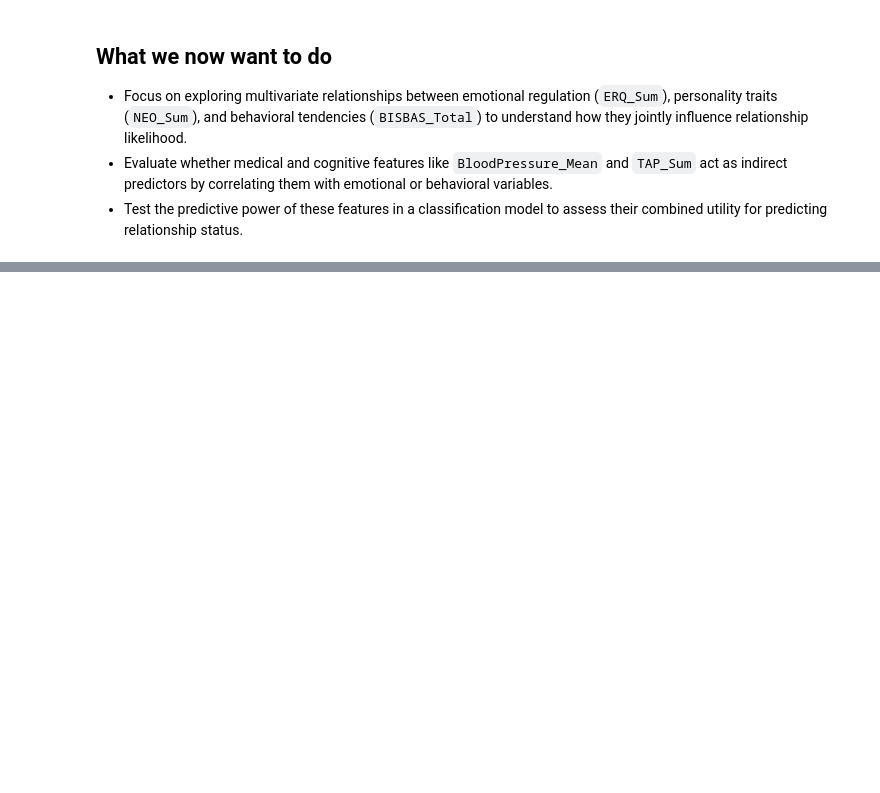
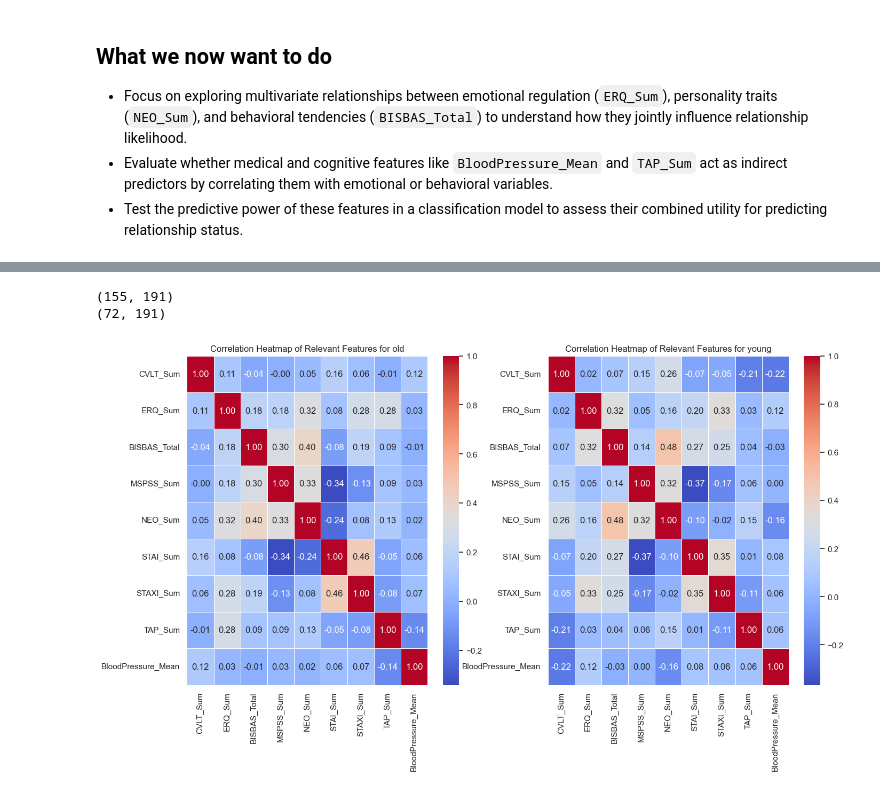
Before and after one commit to nicola1702/LEMON-Love-Predictor, a Jupyter notebook: code/data_structure_analysis.ipynb, the cells around one changed output, grey strips where cells are left out. Cells and saved outputs as stored; diff of their text form; code cells hidden in the pictures; blank space fills up the shorter version.

Commit message:
added groups specific analysis

```diff
--- a/code/data_structure_analysis.ipynb
+++ b/code/data_structure_analysis.ipynb
@@ -504,0 +529,36 @@ plt.show()
+# %%
+#split our dataset into old and young
+merged_data_clean_young = merged_data_clean[merged_data_clean["Age_Group"] == 0]
+merged_data_clean_old = merged_data_clean[merged_data_clean["Age_Group"] == 1]
+
+print(merged_data_clean_young.shape)
+print(merged_data_clean_old.shape)
+# %% [output]
+(155, 191)
+(72, 191)
+# %%
+# Relevant Features for Correlation
+relevant_features = [
+    "CVLT_Sum", "ERQ_Sum", "BISBAS_Total",
+    "MSPSS_Sum", "NEO_Sum", "STAI_Sum", "STAXI_Sum", "TAP_Sum", "BloodPressure_Mean",
+]
+
+# Filter Existing Features
+data_relevant_features_old = merged_data_clean_old[relevant_features]
+data_relevant_features_young = merged_data_clean_young[relevant_features]
+
+# Plot Correlation Heatmap
+correlation_matrix_old = data_relevant_features_old.corr()
+correlation_matrix_young = data_relevant_features_young .corr()
+
+plt.figure(figsize=(16, 8))
+plt.subplot(1,2,1)
+sns.heatmap(correlation_matrix_old, annot=True, cmap="coolwarm", fmt=".2f", linewidths=0.5)
+plt.title("Correlation Heatmap of Relevant Features for old")
+
+plt.subplot(1,2,2)
+sns.heatmap(correlation_matrix_young, annot=True, cmap="coolwarm", fmt=".2f", linewidths=0.5)
+plt.title("Correlation Heatmap of Relevant Features for young")
+plt.show()
+# %% [output]
+[figure, added]
```
Also changed, not shown: parts of 30 cells of this notebook, 2 other files.
